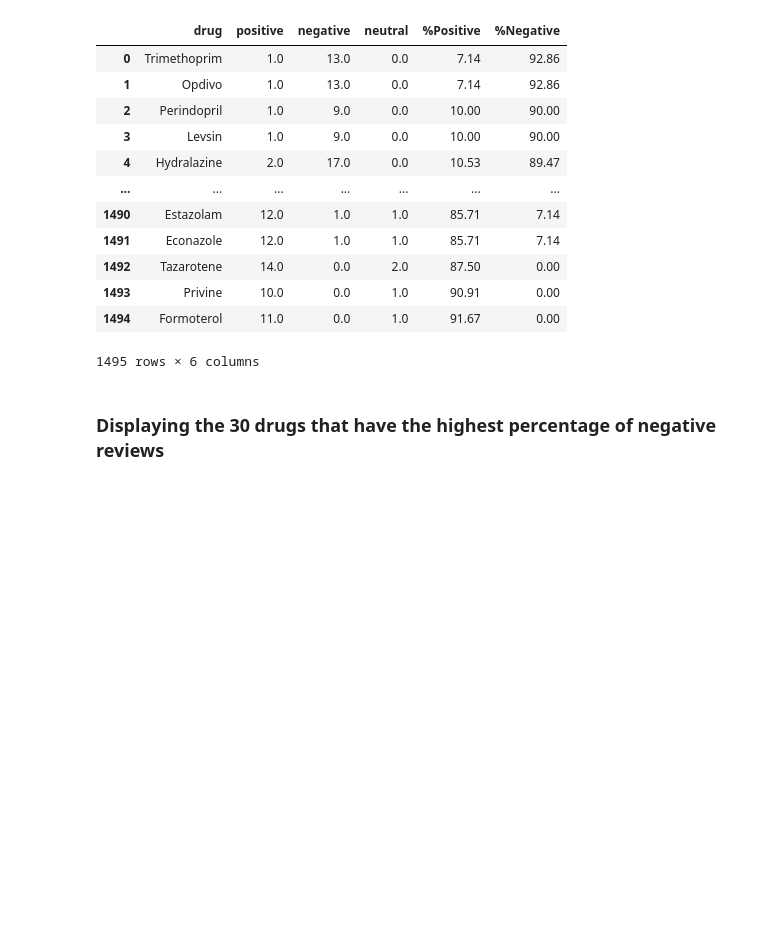
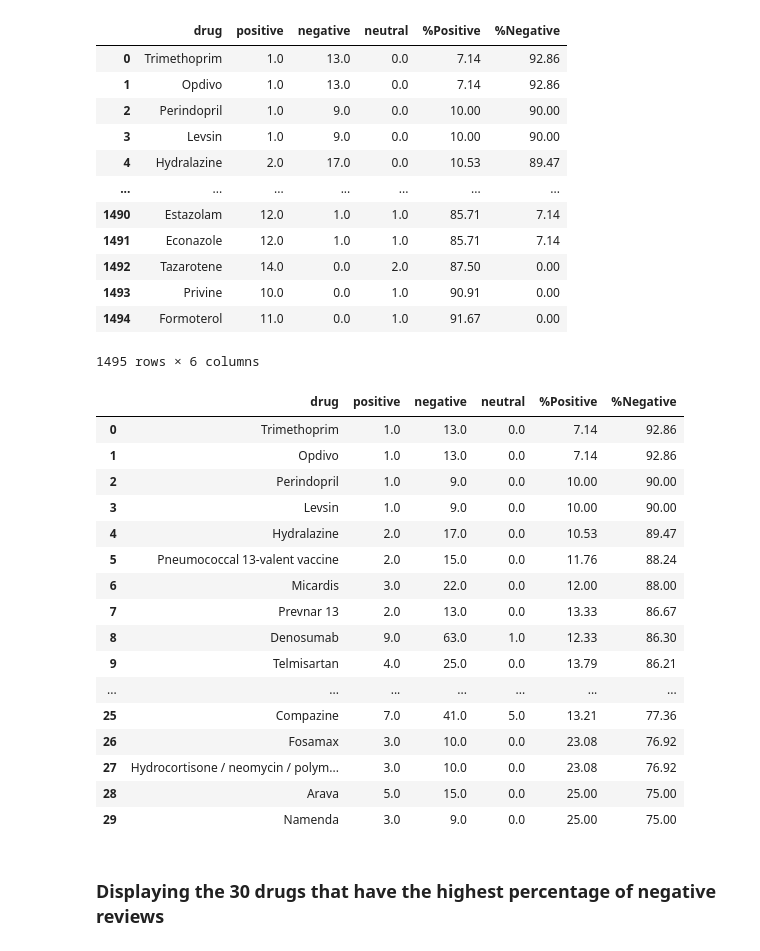
Before and after one commit to lmcosta98/Project2_FCD, a Jupyter notebook: drug_review.ipynb, the cells around one changed output. Drawn from its saved outputs; the diff is of its cells as text; code cells hidden in the pictures; blank space fills up the shorter version.

```diff
--- a/drug_review.ipynb
+++ b/drug_review.ipynb
@@ -1164,6 +1164,26 @@ top_drug_sentiment
 # %%
 # Top 30 drugs that receive the most negative reviews
 top_30 = top_drug_sentiment.head(30)
+# %%
+top_30
+# %% [output]
+|  | drug | positive | negative | neutral | %Positive | %Negative |
+| 0 | Trimethoprim | 1.0 | 13.0 | 0.0 | 7.14 | 92.86 |
+| 1 | Opdivo | 1.0 | 13.0 | 0.0 | 7.14 | 92.86 |
+| 2 | Perindopril | 1.0 | 9.0 | 0.0 | 10.00 | 90.00 |
+| 3 | Levsin | 1.0 | 9.0 | 0.0 | 10.00 | 90.00 |
+| 4 | Hydralazine | 2.0 | 17.0 | 0.0 | 10.53 | 89.47 |
+| 5 | Pneumococcal 13-valent vaccine | 2.0 | 15.0 | 0.0 | 11.76 | 88.24 |
+| 6 | Micardis | 3.0 | 22.0 | 0.0 | 12.00 | 88.00 |
+| 7 | Prevnar 13 | 2.0 | 13.0 | 0.0 | 13.33 | 86.67 |
+| 8 | Denosumab | 9.0 | 63.0 | 1.0 | 12.33 | 86.30 |
+| 9 | Telmisartan | 4.0 | 25.0 | 0.0 | 13.79 | 86.21 |
+| ... | ... | ... | ... | ... | ... | ... |
+| 25 | Compazine | 7.0 | 41.0 | 5.0 | 13.21 | 77.36 |
+| 26 | Fosamax | 3.0 | 10.0 | 0.0 | 23.08 | 76.92 |
+| 27 | Hydrocortisone / neomycin / polym... | 3.0 | 10.0 | 0.0 | 23.08 | 76.92 |
+| 28 | Arava | 5.0 | 15.0 | 0.0 | 25.00 | 75.00 |
+| 29 | Namenda | 3.0 | 9.0 | 0.0 | 25.00 | 75.00 |
 # %% [markdown]
 ### Displaying the 30 drugs that have the highest percentage of negative reviews
 # %%
```
